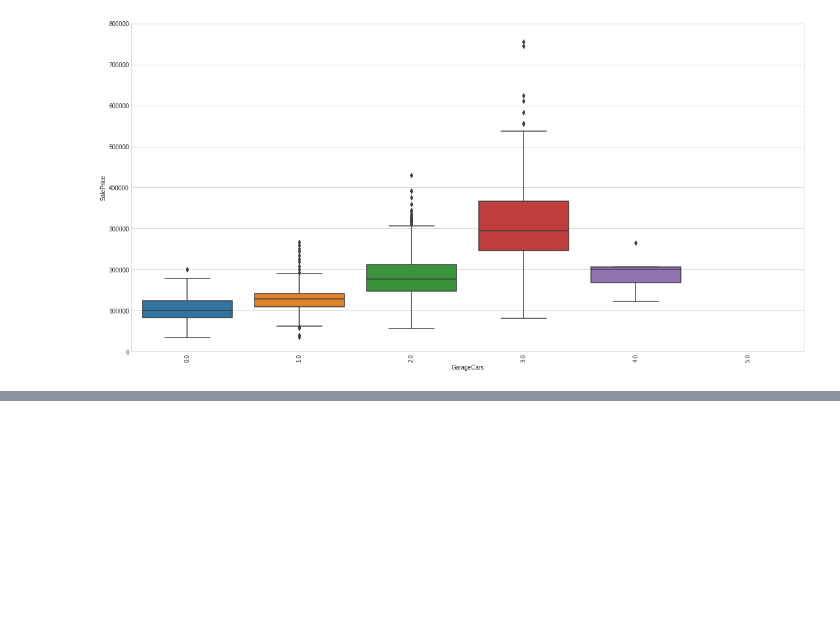
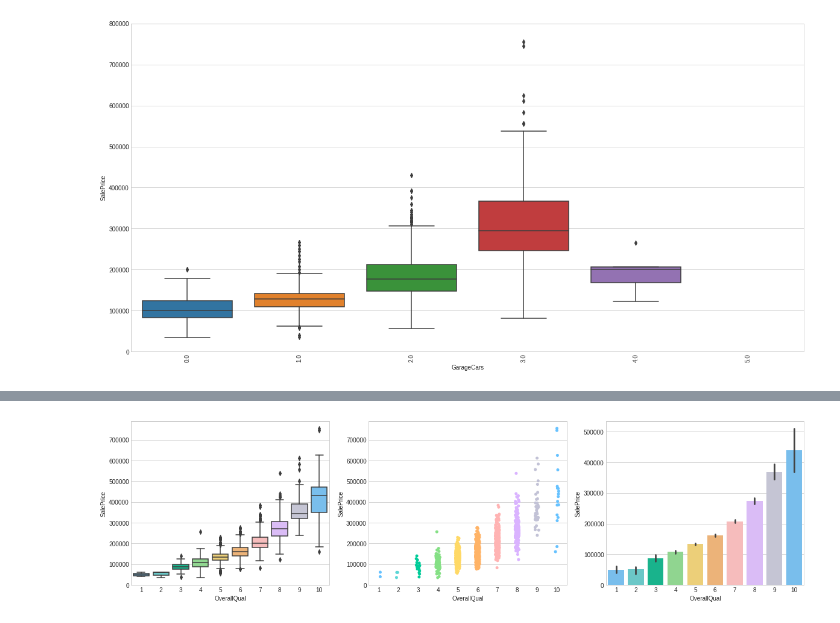
Before and after one commit to villafue/Capstone_1-_Predict_House_Prices, a Jupyter notebook: House_Price.ipynb, the cells around one changed output, grey strips where cells are left out. Saved outputs shown, nothing was run; the diff lists cells and outputs as text; code cells hidden in the pictures; blank space fills up the shorter version.

```diff
--- a/House_Price.ipynb
+++ b/House_Price.ipynb
@@ -640,0 +668,13 @@ AttributeError: ignored
+# %%
+plt.subplots(figsize =(20, 5))
+
+plt.subplot(1, 3, 1)
+sns.boxplot(x="OverallQual", y="SalePrice", data=train, palette = mycols);
+
+plt.subplot(1, 3, 2)
+sns.stripplot(x="OverallQual", y="SalePrice", data=train, size = 5, jitter = True, palette = mycols);
+
+plt.subplot(1, 3, 3)
+sns.barplot(x="OverallQual", y="SalePrice", data=train, palette = mycols);
+# %% [output]
+[figure, added]
```
Also changed, not shown: parts of 18 cells of this notebook.
